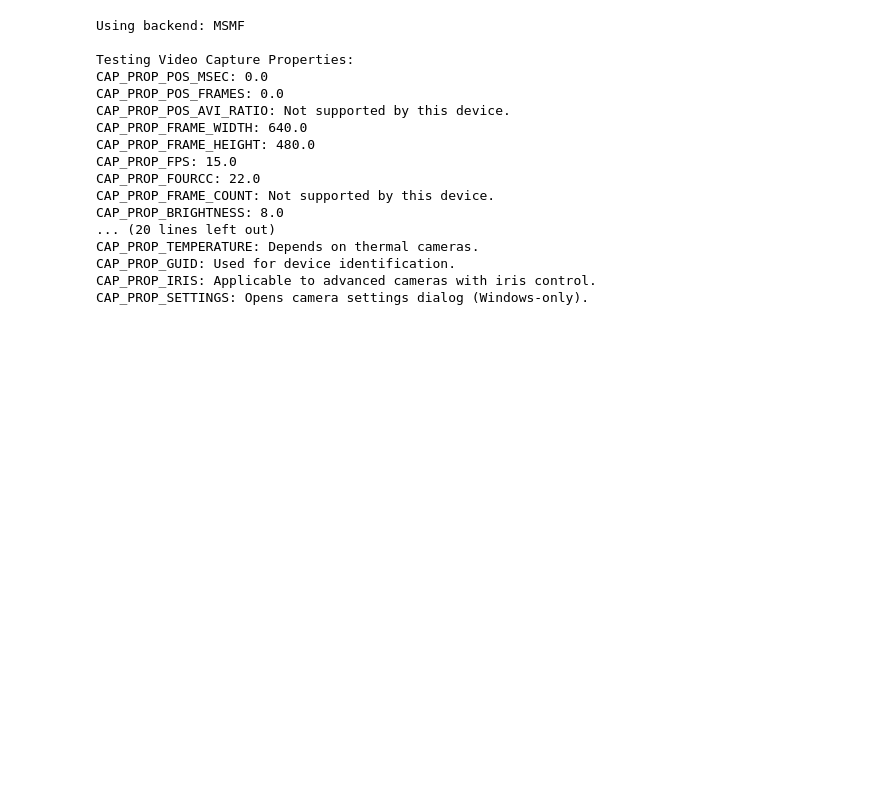
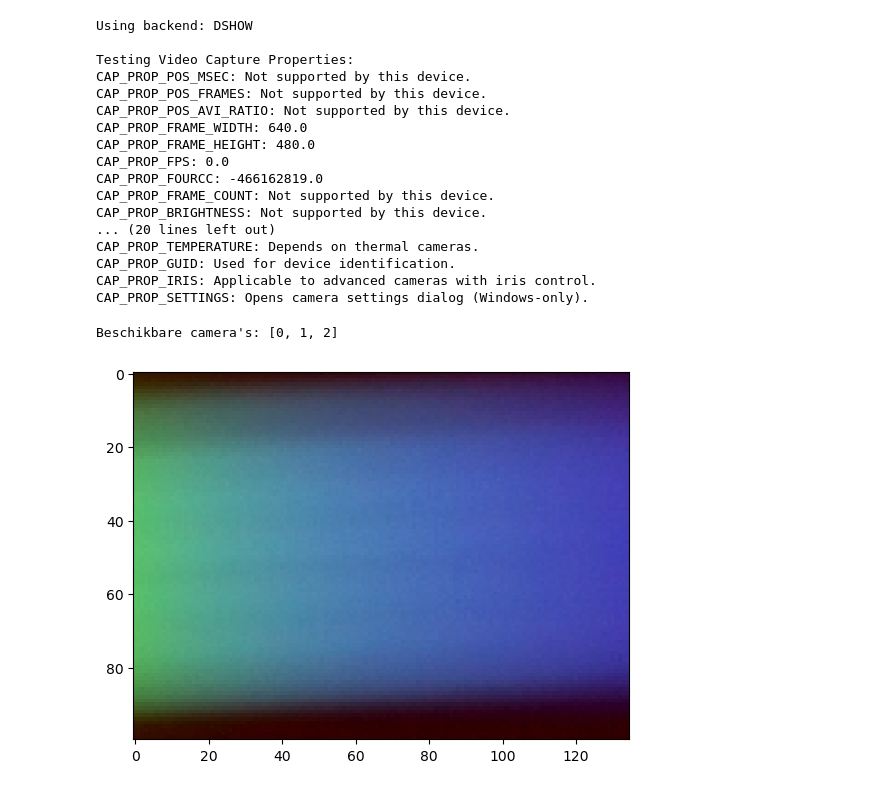
Before and after one commit to Finn-HvA/spectroscoop, a Jupyter notebook: Absorptie.ipynb, the cells around one changed output. Drawn from its saved outputs; the diff is of its cells as text; code cells hidden in the pictures; blank space fills up the shorter version.

```diff
--- a/Absorptie.ipynb
+++ b/Absorptie.ipynb
@@ -87,7 +87,7 @@ def unsupported_properties_section():
 # Main script
 if __name__ == "__main__":
     # Video source (0 for webcam, or provide a video file path)
-    video_source = 1  # Replace with 'sample_video.mp4' for video file
+    video_source = 2  # Replace with 'sample_video.mp4' for video file
     cap = cv2.VideoCapture(video_source)
 
     if not cap.isOpened():
@@ -109,18 +109,18 @@ if __name__ == "__main__":
     # Unsupported properties section
     unsupported_properties_section()
 # %% [output]
-Using backend: MSMF
+Using backend: DSHOW
 
 Testing Video Capture Properties:
-CAP_PROP_POS_MSEC: 0.0
-CAP_PROP_POS_FRAMES: 0.0
+CAP_PROP_POS_MSEC: Not supported by this device.
+CAP_PROP_POS_FRAMES: Not supported by this device.
 CAP_PROP_POS_AVI_RATIO: Not supported by this device.
 CAP_PROP_FRAME_WIDTH: 640.0
 CAP_PROP_FRAME_HEIGHT: 480.0
-CAP_PROP_FPS: 15.0
-CAP_PROP_FOURCC: 22.0
+CAP_PROP_FPS: 0.0
+CAP_PROP_FOURCC: -466162819.0
 CAP_PROP_FRAME_COUNT: Not supported by this device.
-CAP_PROP_BRIGHTNESS: 8.0
+CAP_PROP_BRIGHTNESS: Not supported by this device.
 ... (20 lines left out)
 CAP_PROP_TEMPERATURE: Depends on thermal cameras.
 CAP_PROP_GUID: Used for device identification.
@@ -138,11 +138,11 @@ def list_available_cameras(max_cameras=5):
     print("Beschikbare camera's:", available)
 
 list_available_cameras()
-camera = cv2.VideoCapture(1)  # Maak verbinding met camera ID 1
+camera = cv2.VideoCapture(0)  # Maak verbinding met camera ID 1
 
 # Stel een vaste belichtingstijd in (indien ondersteund)
 camera.set(cv2.CAP_PROP_AUTO_EXPOSURE, 0)  # Auto-exposure uit (driver-afhankelijk)
-camera.set(cv2.CAP_PROP_EXPOSURE, -5)
+camera.set(cv2.CAP_PROP_EXPOSURE, -6)
 camera.set(cv2.CAP_PROP_AUTO_WB, 0)         # Handmatige belichting (waarde afhankelijk van driver)
 
 while True:
@@ -159,20 +159,27 @@ while True:
 
 camera.release()
 cv2.destroyAllWindows()
+# %% [output]
+Beschikbare camera's: [0, 1, 2]
 # %%
 # Foto
 import matplotlib.pyplot as plt
 
-camera = cv2.VideoCapture(1) # Maak verbinding met int : camera id
+camera = cv2.VideoCapture(0) # Maak verbinding met int : camera id
 
 camera.set(cv2.CAP_PROP_AUTO_EXPOSURE, 0.25)  # Auto-exposure uit (driver-afhankelijk)
-camera.set(cv2.CAP_PROP_EXPOSURE, -5)       # Handmatige belichting (waarde afhankelijk van driver)
+camera.set(cv2.CAP_PROP_EXPOSURE, -6)       # Handmatige belichting (waarde afhankelijk van driver)
+#camera.set(cv2.CAP_PROP_FRAME_HEIGHT, 100)
 
 retval, frame = camera.read() # lees de camera uit
-
+x_start, y_start, x_end, y_end = 215, 200, 350, 300
+crop = frame[y_start:y_end, x_start:x_end]
 plt.imshow(frame) # geef het uitgelezen frame weer
+plt.imshow(crop) # geef het uitgelezen frame weer
 
 camera.release() # verbreek de verbinding met de camera
+# %% [output]
+[figure, added]
 # %%
 import skimage
 
```
Also changed, not shown: parts of 6 cells of this notebook.
